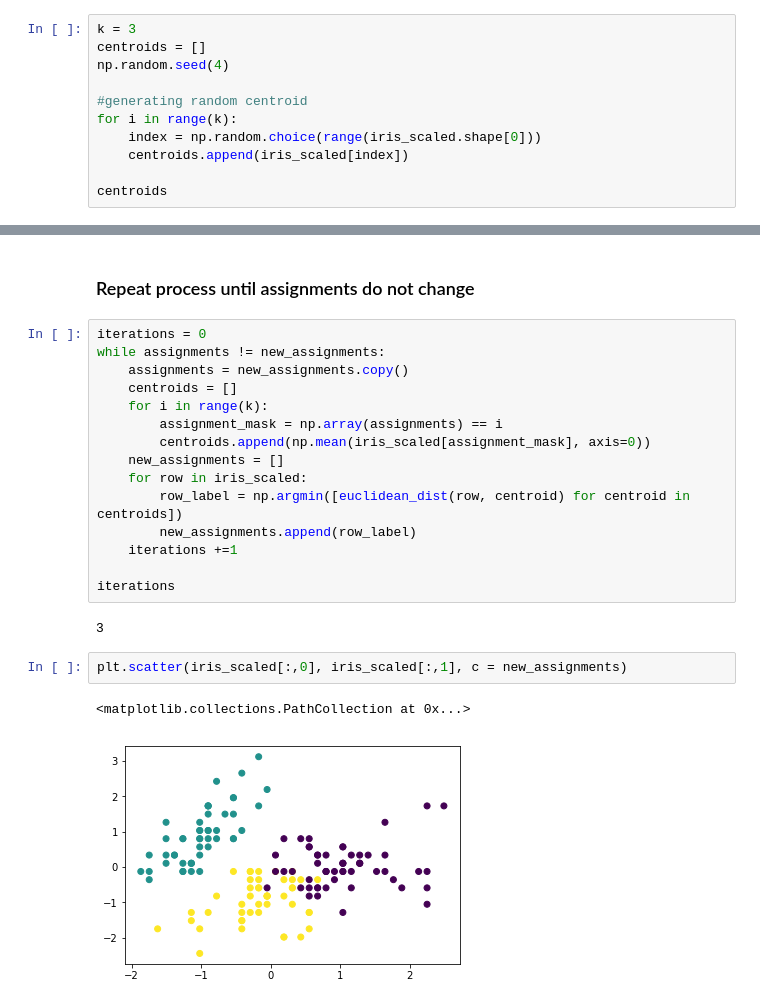
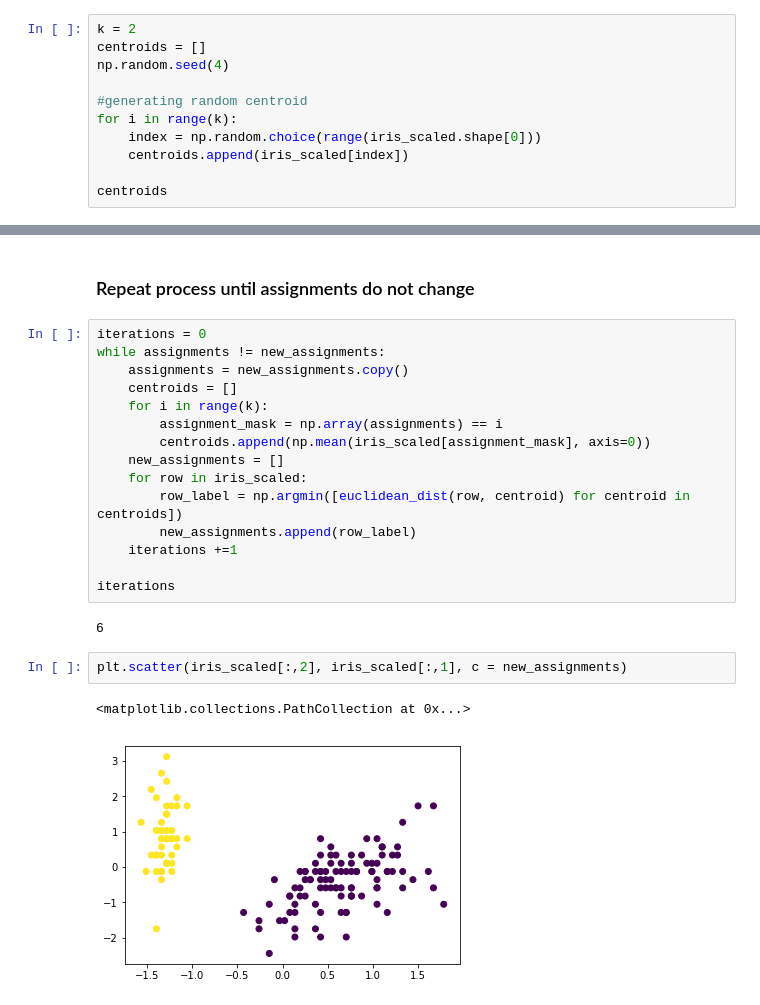
Before and after one commit to ErvTong/Hand-Coded-Machine-Learning-Algorithms, a Jupyter notebook: KMeans.ipynb, the cells around one changed output, grey strips where cells are left out. Cells and saved outputs as stored; diff of their text form.

```diff
--- a/KMeans.ipynb
+++ b/KMeans.ipynb
@@ -36,7 +83,7 @@ iris_scaled = scaler.fit_transform(iris_features_df)
 # %% [markdown]
 ### Initialize k centroids
 # %%
-k = 3
+k = 2
 centroids = []
 np.random.seed(4)
 
@@ -107,9 +158,9 @@ while assignments != new_assignments:
 
 iterations
 # %% [output]
-3
+6
 # %%
-plt.scatter(iris_scaled[:,0], iris_scaled[:,1], c = new_assignments)
+plt.scatter(iris_scaled[:,2], iris_scaled[:,1], c = new_assignments)
 # %% [output]
 <matplotlib.collections.PathCollection at 0x...>
-[figure, old version]
+[figure, new version]
```
Also changed, not shown: parts of 11 cells of this notebook.
